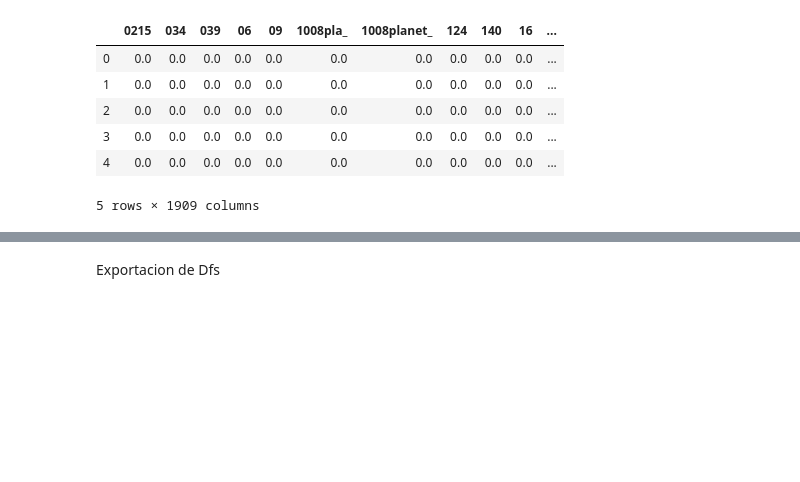
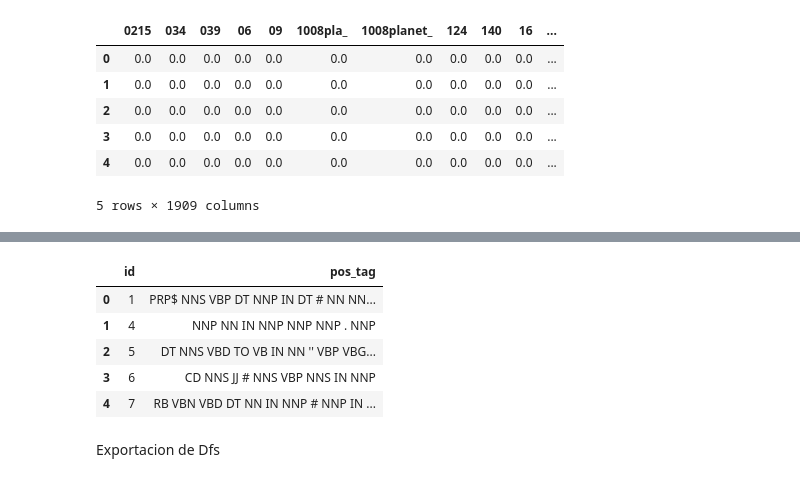
Before and after one commit to anichucai/7506-Datos-datos-tp2, a Jupyter notebook: Features.ipynb, the cells around one changed output, grey strips where cells are left out. Drawn from its saved outputs; the diff is of its cells as text; code cells hidden in the pictures; blank space fills up the shorter version.

```diff
--- a/Features.ipynb
+++ b/Features.ipynb
@@ -1175,0 +1271,22 @@ test_df_tf_idf_smooth_hashtags.head()
+# %%
+from nltk import word_tokenize, pos_tag
+
+def get_pos_tag(sentence):
+    res = ""
+    pos_tags =  pos_tag(word_tokenize(sentence))
+    for tag in pos_tags:
+        res+=tag[1]+" "
+    return res
+# %%
+df_pos_tag = train[['id']].copy()
+
+df_pos_tag['pos_tag'] = train['text'].apply(lambda x: get_pos_tag(x))
+# %%
+df_pos_tag.head()
+# %% [output]
+|  | id | pos_tag |
+| 0 | 1 | PRP$ NNS VBP DT NNP IN DT # NN NN... |
+| 1 | 4 | NNP NN IN NNP NNP NNP . NNP |
+| 2 | 5 | DT NNS VBD TO VB IN NN '' VBP VBG... |
+| 3 | 6 | CD NNS JJ # NNS VBP NNS IN NNP |
+| 4 | 7 | RB VBN VBD DT NN IN NNP # NNP IN ... |
```
Also changed, not shown: parts of 26 cells of this notebook, 11 other files.
